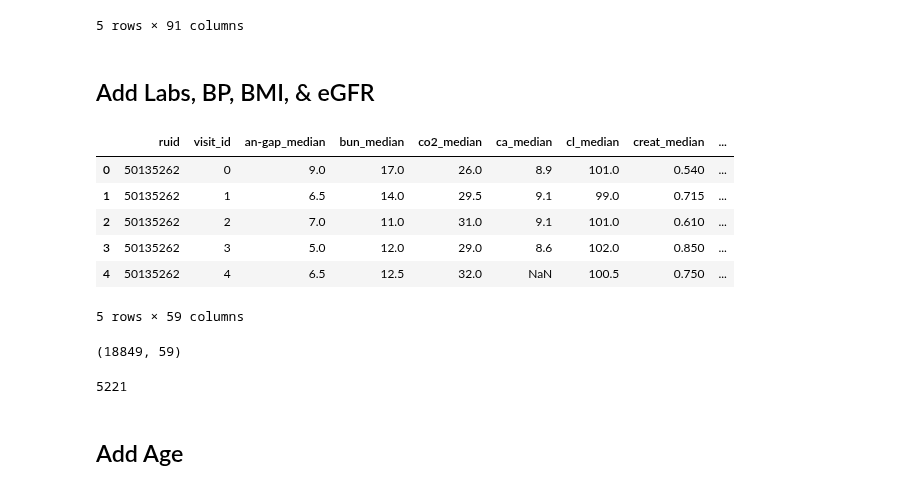
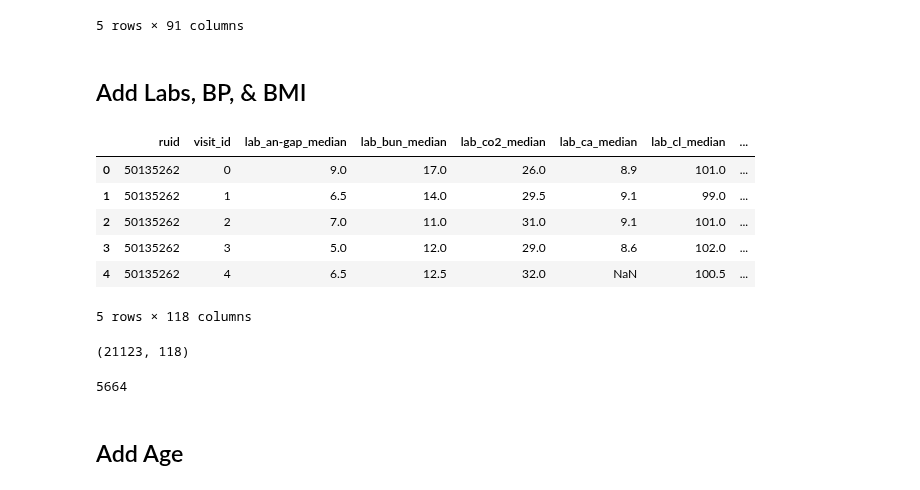
Before and after one commit to alvinjeffery/Bios8366_project, a Jupyter notebook: code/merging.ipynb, the cells around one changed output. Drawn from its saved outputs; the diff is of its cells as text; code cells hidden in the pictures.

```diff
--- a/code/merging.ipynb
+++ b/code/merging.ipynb
@@ -205,24 +205,29 @@ merged2.tail()
 | 21132 | 53736422 | 0 | 2006-04-21 | 2006-05-05 | 14 days | 8 | 9999 days | 0 | ... |
 5 rows × 91 columns
 # %% [markdown]
-## Add Labs, BP, BMI, & eGFR
+## Add Labs, BP, & BMI
-# %%
-labs_bp_bmi_egfr = pd.read_csv(dir + './labs.csv')
-labs_bp_bmi_egfr.head()
-# %% [output]
-|  | ruid | visit_id | an-gap_median | bun_median | co2_median | ca_median | cl_median | creat_median | ... |
-| 0 | 50135262 | 0 | 9.0 | 17.0 | 26.0 | 8.9 | 101.0 | 0.540 | ... |
-| 1 | 50135262 | 1 | 6.5 | 14.0 | 29.5 | 9.1 | 99.0 | 0.715 | ... |
-| 2 | 50135262 | 2 | 7.0 | 11.0 | 31.0 | 9.1 | 101.0 | 0.610 | ... |
-| 3 | 50135262 | 3 | 5.0 | 12.0 | 29.0 | 8.6 | 102.0 | 0.850 | ... |
-| 4 | 50135262 | 4 | 6.5 | 12.5 | 32.0 | NaN | 100.5 | 0.750 | ... |
-5 rows × 59 columns
+# %%
+labs_bp_bmi = pd.read_csv(dir + './labs.csv')
+
+# add "lab_" prefix to all column names
+cols = labs_bp_bmi.columns[~labs_bp_bmi.columns.str.contains('ruid|visit_id|bmi_last|pregnancy_indicator_last')]
+labs_bp_bmi.rename(columns = dict(zip(cols, 'lab_' + cols)), inplace=True)
+
+labs_bp_bmi.head()
+# %% [output]
+|  | ruid | visit_id | lab_an-gap_median | lab_bun_median | lab_co2_median | lab_ca_median | lab_cl_median | ... |
+| 0 | 50135262 | 0 | 9.0 | 17.0 | 26.0 | 8.9 | 101.0 | ... |
+| 1 | 50135262 | 1 | 6.5 | 14.0 | 29.5 | 9.1 | 99.0 | ... |
+| 2 | 50135262 | 2 | 7.0 | 11.0 | 31.0 | 9.1 | 101.0 | ... |
+| 3 | 50135262 | 3 | 5.0 | 12.0 | 29.0 | 8.6 | 102.0 | ... |
+| 4 | 50135262 | 4 | 6.5 | 12.5 | 32.0 | NaN | 100.5 | ... |
+5 rows × 118 columns
 # %%
-labs_bp_bmi_egfr.shape
+labs_bp_bmi.shape
 # %% [output]
-(18849, 59)
+(21123, 118)
 # %%
-len(np.unique(labs_bp_bmi_egfr.ruid))
+len(np.unique(labs_bp_bmi.ruid))
 # %% [output]
-5221
+5664
 # %%
```
Also changed, not shown: parts of 5 cells of this notebook.
